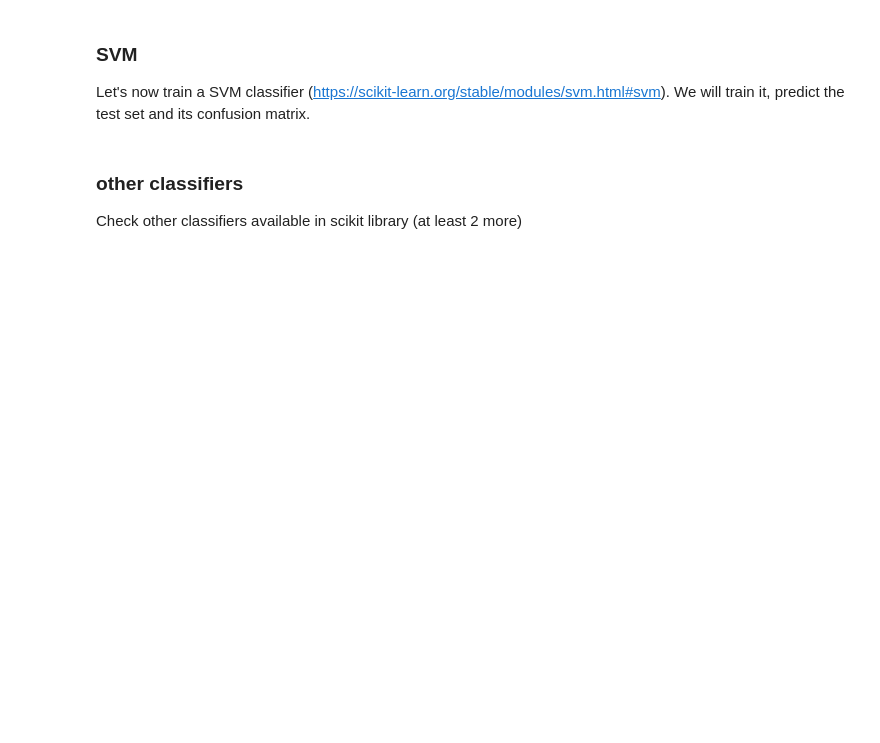
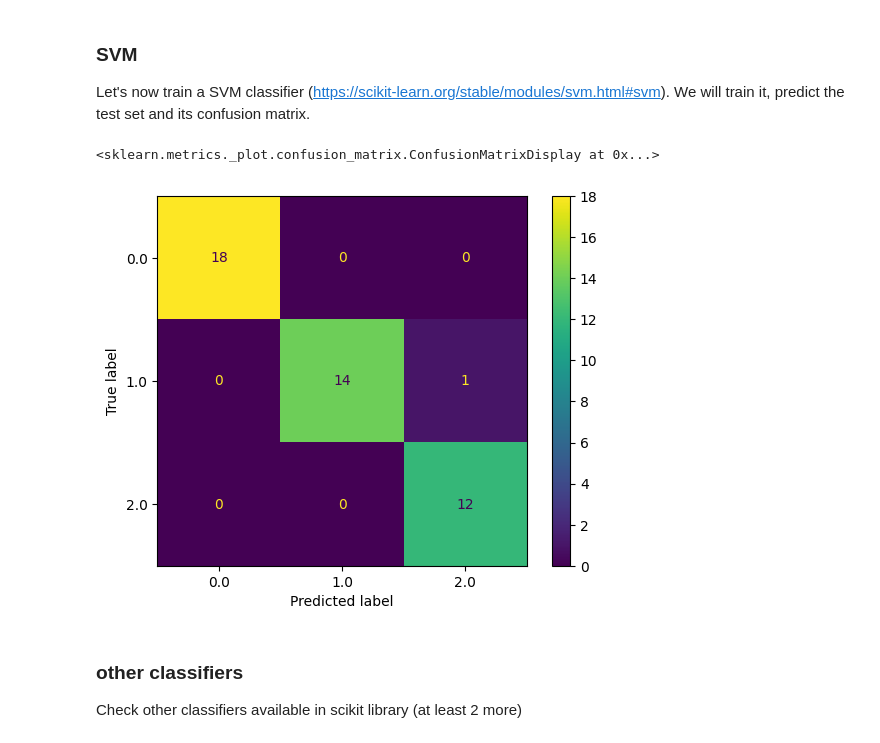
Before and after one commit to cristoge/ai_projects, a Jupyter notebook: ML/iris/src/intro ML - Iris Dataset.ipynb, the cells around one changed output. Saved outputs shown, nothing was run; the diff lists cells and outputs as text; code cells hidden in the pictures; blank space fills up the shorter version.

```diff
--- a/ML/iris/src/intro ML - Iris Dataset.ipynb
+++ b/ML/iris/src/intro ML - Iris Dataset.ipynb
@@ -194,7 +230,15 @@ Let's now train a SVM classifier (https://scikit-learn.org/stable/modules/svm.ht
 # %%
 # ===============#
 # YOUR CODE HERE #
 # ===============#
+from sklearn.svm import LinearSVC
+svc = LinearSVC(C=1,loss='hinge',max_iter=500)
+svc.fit(X_train,y_train)
+pred = svc.predict(X_test)
+ConfusionMatrixDisplay.from_predictions(y_test,pred)
+# %% [output]
+<sklearn.metrics._plot.confusion_matrix.ConfusionMatrixDisplay at 0x...>
+[figure, added]
 # %% [markdown]
 ### other classifiers
 
```
Also changed, not shown: parts of 5 cells of this notebook.
